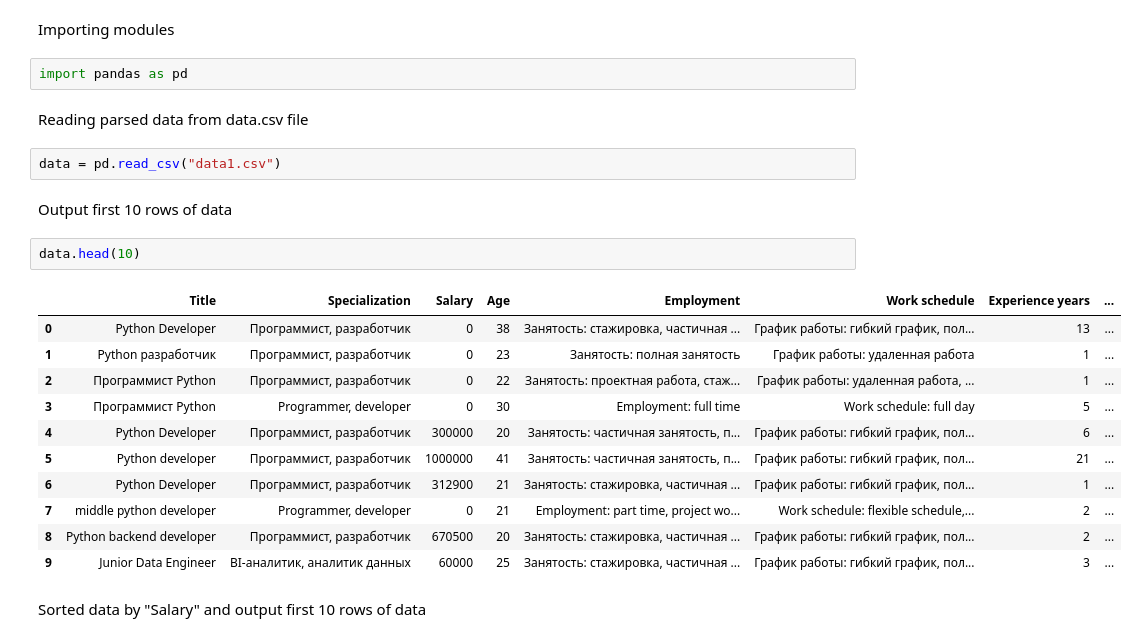
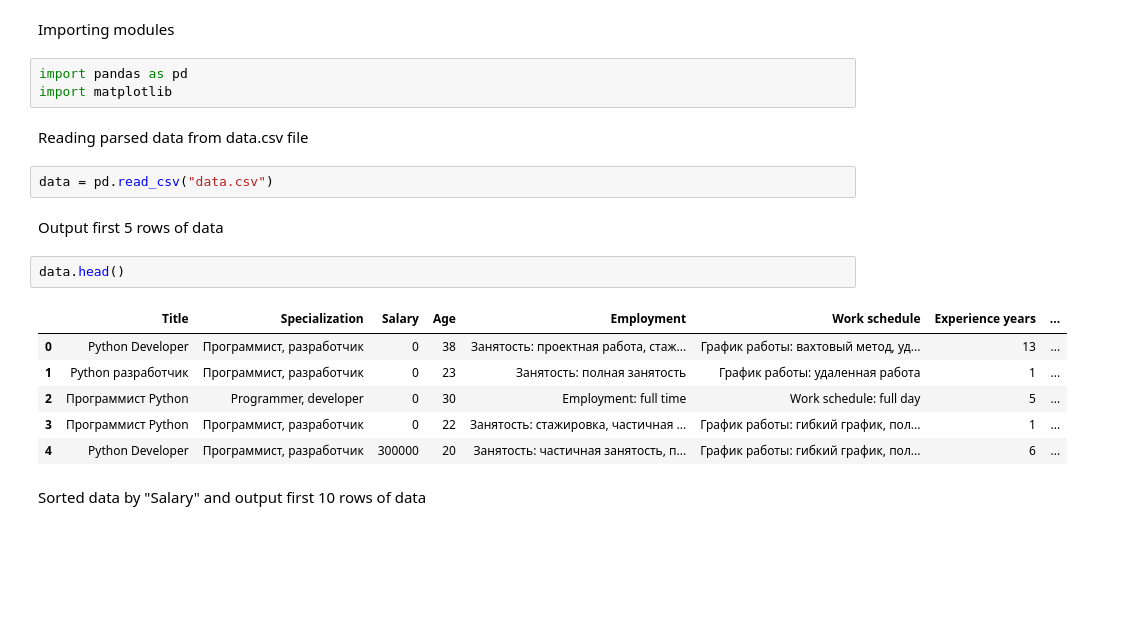
Before and after one commit to ernur768/int2_endterm, a Jupyter notebook: Analysis.ipynb, the cells around one changed output. Saved outputs shown, nothing was run; the diff lists cells and outputs as text; blank space fills up the shorter version.

```diff
--- a/Analysis.ipynb
+++ b/Analysis.ipynb
@@ -8,26 +8,22 @@ Installing packages
 Importing modules
 # %%
 import pandas as pd
+import matplotlib
 # %% [markdown]
 Reading parsed data from data.csv file
 # %%
-data = pd.read_csv("data1.csv")
+data = pd.read_csv("data.csv")
 # %% [markdown]
-Output first 10 rows of data
+Output first 5 rows of data
 # %%
-data.head(10)
+data.head()
 # %% [output]
 |  | Title | Specialization | Salary | Age | Employment | Work schedule | Experience years | ... |
-| 0 | Python Developer | Программист, разработчик | 0 | 38 | Занятость: стажировка, частичная ... | График работы: гибкий график, пол... | 13 | ... |
+| 0 | Python Developer | Программист, разработчик | 0 | 38 | Занятость: проектная работа, стаж... | График работы: вахтовый метод, уд... | 13 | ... |
 | 1 | Python разработчик | Программист, разработчик | 0 | 23 | Занятость: полная занятость | График работы: удаленная работа | 1 | ... |
-| 2 | Программист Python | Программист, разработчик | 0 | 22 | Занятость: проектная работа, стаж... | График работы: удаленная работа, ... | 1 | ... |
-| 3 | Программист Python | Programmer, developer | 0 | 30 | Employment: full time | Work schedule: full day | 5 | ... |
+| 2 | Программист Python | Programmer, developer | 0 | 30 | Employment: full time | Work schedule: full day | 5 | ... |
+| 3 | Программист Python | Программист, разработчик | 0 | 22 | Занятость: стажировка, частичная ... | График работы: гибкий график, пол... | 1 | ... |
 | 4 | Python Developer | Программист, разработчик | 300000 | 20 | Занятость: частичная занятость, п... | График работы: гибкий график, пол... | 6 | ... |
-| 5 | Python developer | Программист, разработчик | 1000000 | 41 | Занятость: частичная занятость, п... | График работы: гибкий график, пол... | 21 | ... |
-| 6 | Python Developer | Программист, разработчик | 312900 | 21 | Занятость: стажировка, частичная ... | График работы: гибкий график, пол... | 1 | ... |
-| 7 | middle python developer | Programmer, developer | 0 | 21 | Employment: part time, project wo... | Work schedule: flexible schedule,... | 2 | ... |
-| 8 | Python backend developer | Программист, разработчик | 670500 | 20 | Занятость: стажировка, частичная ... | График работы: гибкий график, пол... | 2 | ... |
-| 9 | Junior Data Engineer | BI-аналитик, аналитик данных | 60000 | 25 | Занятость: стажировка, частичная ... | График работы: гибкий график, пол... | 3 | ... |
 # %% [markdown]
 Sorted data by "Salary" and output first 10 rows of data
 # %%
```
Also changed, not shown: parts of 56 cells of this notebook, 4 other files.
